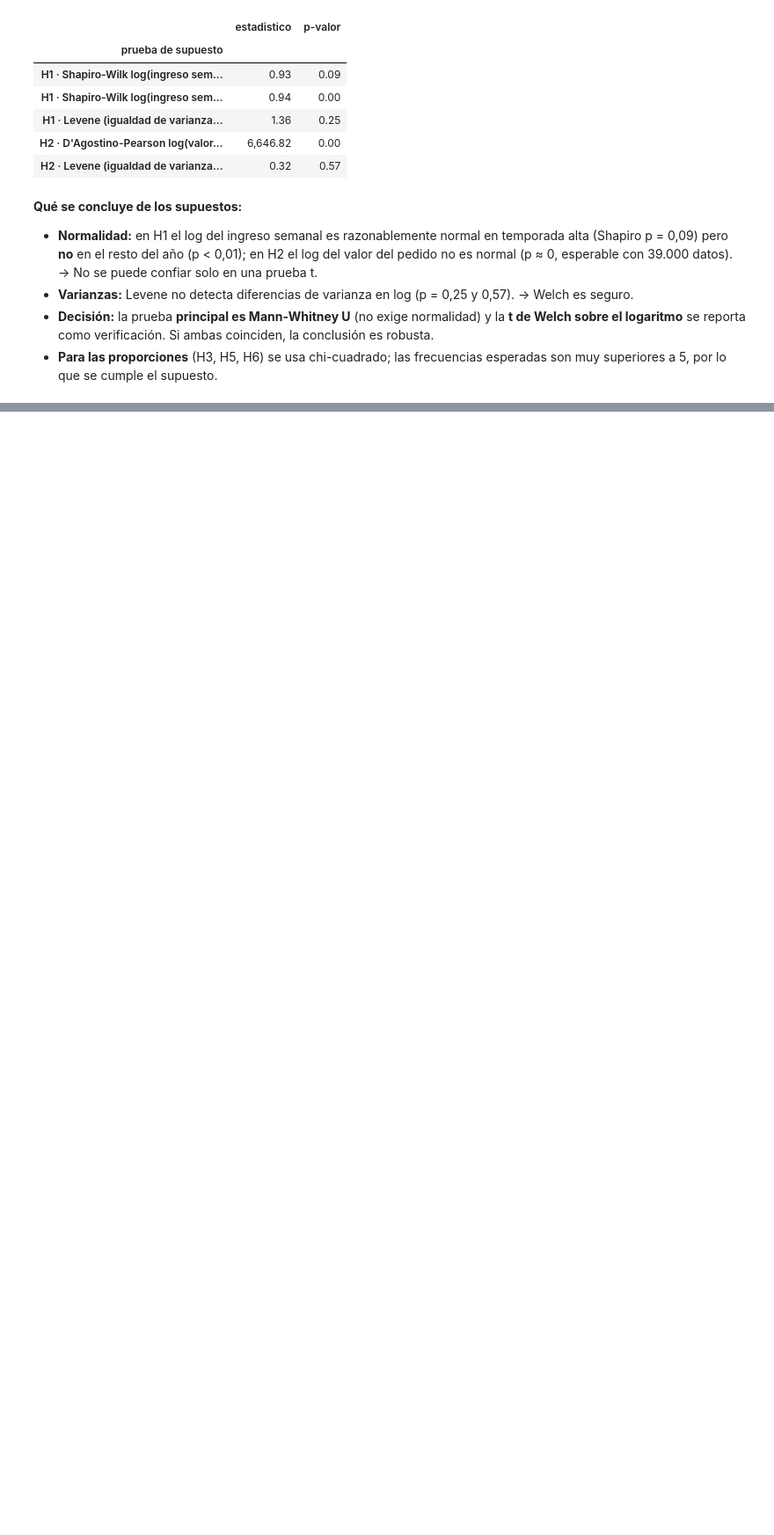
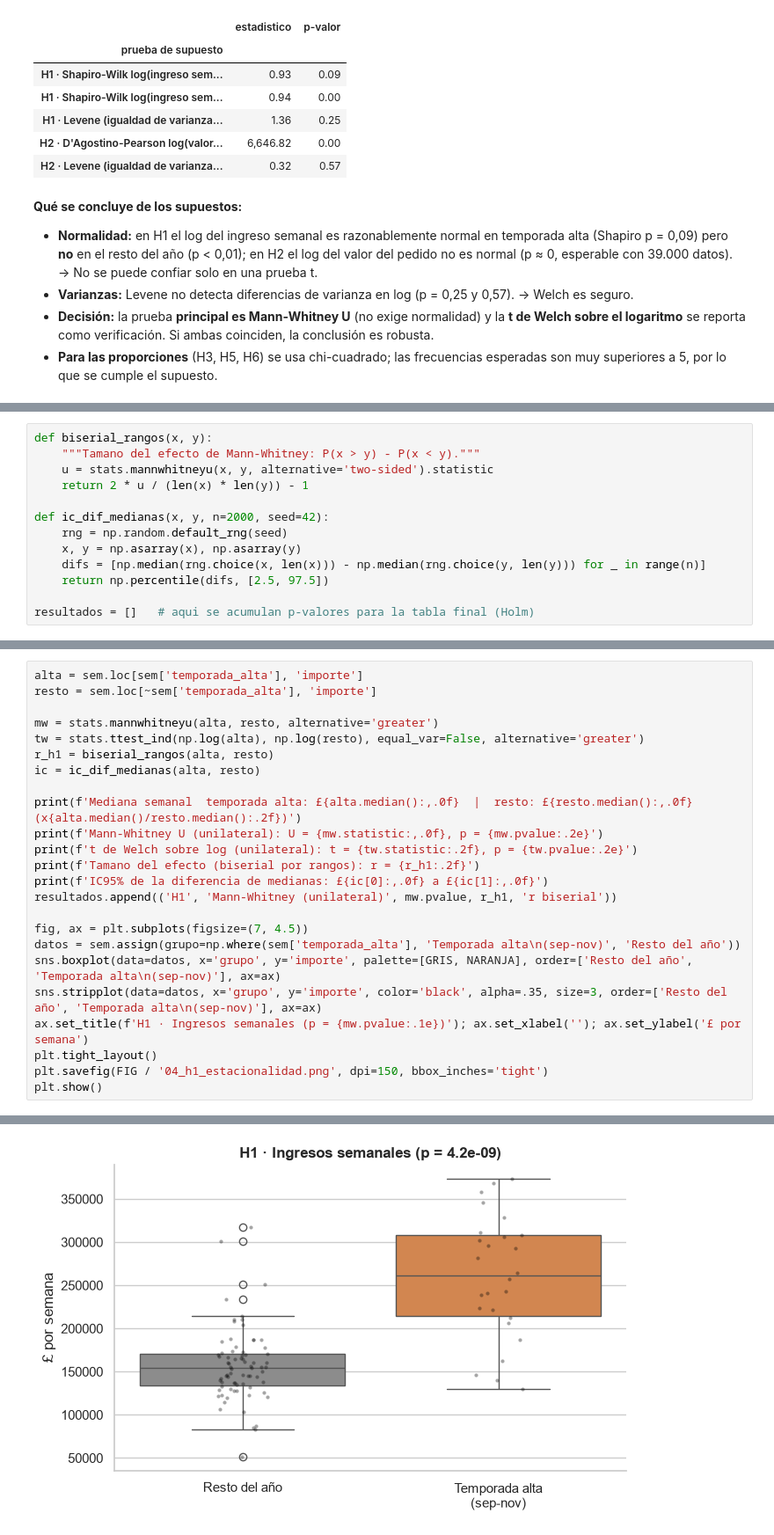
Before and after one commit to Xantyagoh/grupo3-bi-ecommerce, a Jupyter notebook: notebooks/04_hipotesis_validacion.ipynb, the cells around one changed output, grey strips where cells are left out. Shown at 88% size. Saved outputs shown, nothing was run; the diff lists cells and outputs as text; blank space fills up the shorter version.

Commit message:
fase6: validacion de H1 (estacionalidad) y H2 (ticket por mercado) con tamano del efecto
(cherry picked from commit 19be22b50d7cab4e002213ae70928eb4e11839e3)

```diff
--- a/notebooks/04_hipotesis_validacion.ipynb
+++ b/notebooks/04_hipotesis_validacion.ipynb
@@ -183,0 +190,13 @@ pd.DataFrame([
+# %%
+def biserial_rangos(x, y):
+    """Tamano del efecto de Mann-Whitney: P(x > y) - P(x < y)."""
+    u = stats.mannwhitneyu(x, y, alternative='two-sided').statistic
+    return 2 * u / (len(x) * len(y)) - 1
+
+def ic_dif_medianas(x, y, n=2000, seed=42):
+    rng = np.random.default_rng(seed)
+    x, y = np.asarray(x), np.asarray(y)
+    difs = [np.median(rng.choice(x, len(x))) - np.median(rng.choice(y, len(y))) for _ in range(n)]
+    return np.percentile(difs, [2.5, 97.5])
+
+resultados = []   # aqui se acumulan p-valores para la tabla final (Holm)
@@ -183,0 +205,25 @@ pd.DataFrame([
+# %%
+alta = sem.loc[sem['temporada_alta'], 'importe']
+resto = sem.loc[~sem['temporada_alta'], 'importe']
+
+mw = stats.mannwhitneyu(alta, resto, alternative='greater')
+tw = stats.ttest_ind(np.log(alta), np.log(resto), equal_var=False, alternative='greater')
+r_h1 = biserial_rangos(alta, resto)
+ic = ic_dif_medianas(alta, resto)
+
+print(f'Mediana semanal  temporada alta: £{alta.median():,.0f}  |  resto: £{resto.median():,.0f}  (x{alta.median()/resto.median():.2f})')
+print(f'Mann-Whitney U (unilateral): U = {mw.statistic:,.0f}, p = {mw.pvalue:.2e}')
+print(f't de Welch sobre log (unilateral): t = {tw.statistic:.2f}, p = {tw.pvalue:.2e}')
+print(f'Tamano del efecto (biserial por rangos): r = {r_h1:.2f}')
+print(f'IC95% de la diferencia de medianas: £{ic[0]:,.0f} a £{ic[1]:,.0f}')
+resultados.append(('H1', 'Mann-Whitney (unilateral)', mw.pvalue, r_h1, 'r biserial'))
+
+fig, ax = plt.subplots(figsize=(7, 4.5))
+datos = sem.assign(grupo=np.where(sem['temporada_alta'], 'Temporada alta\n(sep-nov)', 'Resto del año'))
+sns.boxplot(data=datos, x='grupo', y='importe', palette=[GRIS, NARANJA], order=['Resto del año', 'Temporada alta\n(sep-nov)'], ax=ax)
+sns.stripplot(data=datos, x='grupo', y='importe', color='black', alpha=.35, size=3, order=['Resto del año', 'Temporada alta\n(sep-nov)'], ax=ax)
+ax.set_title(f'H1 · Ingresos semanales (p = {mw.pvalue:.1e})'); ax.set_xlabel(''); ax.set_ylabel('£ por semana')
+plt.tight_layout()
+plt.savefig(FIG / '04_h1_estacionalidad.png', dpi=150, bbox_inches='tight')
+plt.show()
+# %% [output]
@@ -183,0 +235 @@ pd.DataFrame([
+[figure, added]
```
Also changed, not shown: parts of 7 cells of this notebook, 2 other files.
